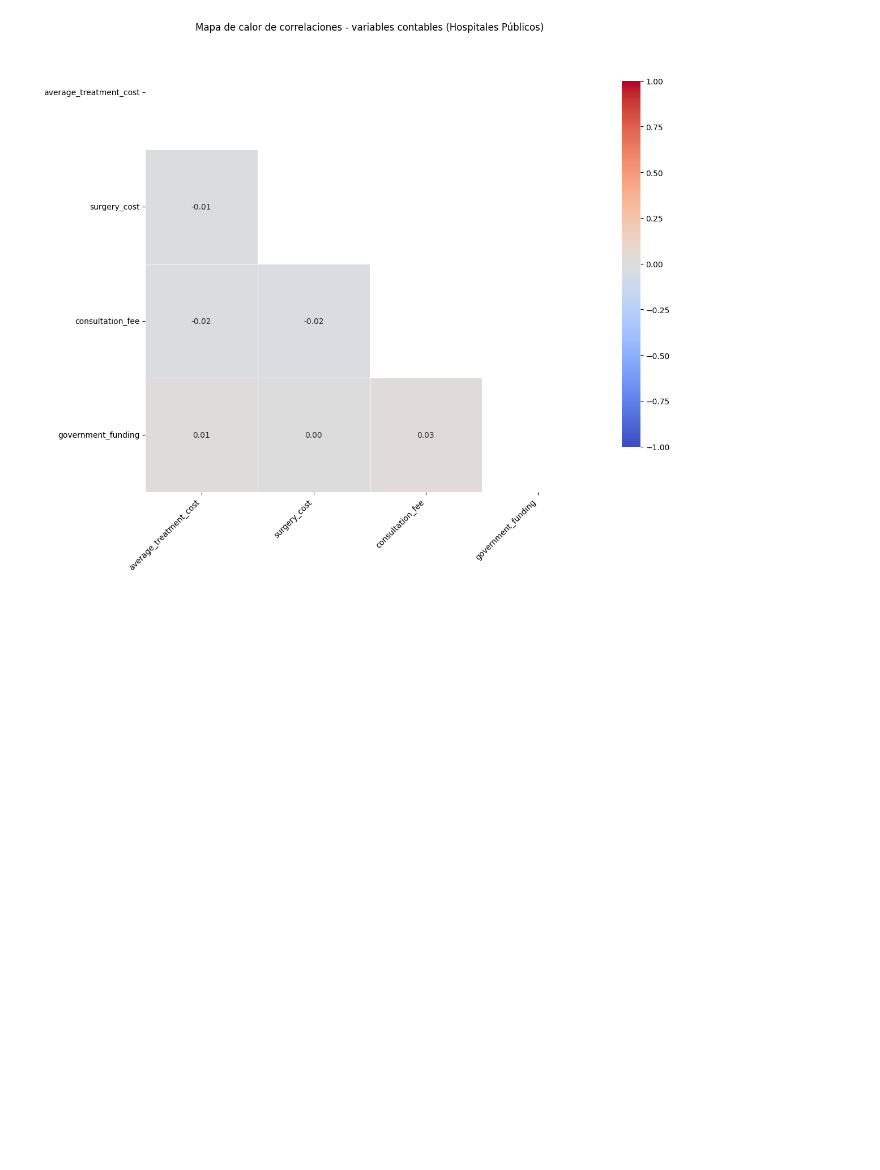
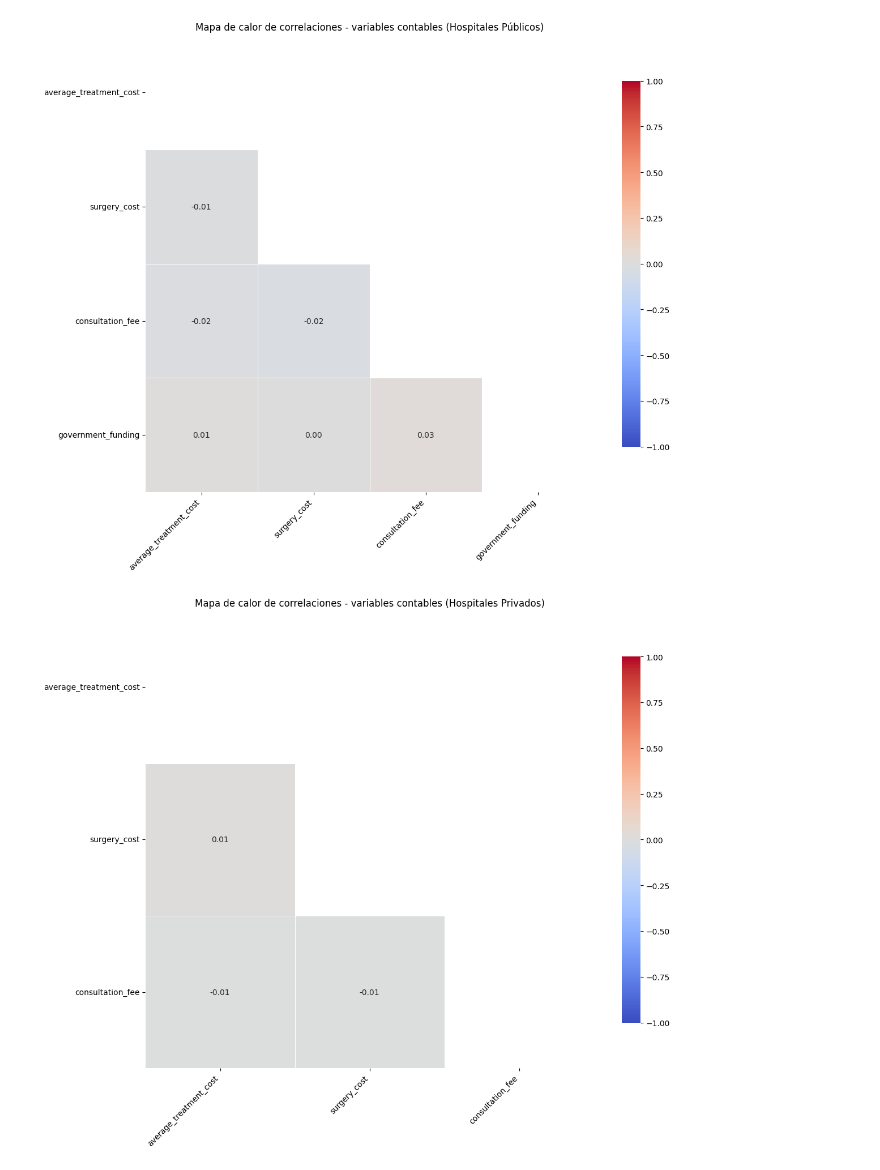
Before and after one commit to valentinarias-dtsc/hospital_performance_analysis, a Jupyter notebook: Notebooks/EDA2.ipynb, the cells around one changed output. Cells and saved outputs as stored; diff of their text form; code cells hidden in the pictures; blank space fills up the shorter version.

Commit message:
EDA2. + heatmap cost_vars en hospitales privados

```diff
--- a/Notebooks/EDA2.ipynb
+++ b/Notebooks/EDA2.ipynb
@@ -199,3 +199,36 @@ plt.tight_layout()
 plt.show()
 # %% [output]
 [figure]
+# %%
+# Correlation heatmap - variables de contabilidad
+# Hospitales privados
+privados = df[df['sector'] == 'Private']
+cost_cols = [
+    'average_treatment_cost',
+    'surgery_cost',
+    'consultation_fee'
+    ]
+
+corr_matrix = privados[cost_cols].corr(method='spearman')
+
+plt.figure(figsize=(12, 10))
+mask = np.triu(np.ones_like(corr_matrix, dtype=bool))
+
+sns.heatmap(
+    corr_matrix,
+    mask=mask,
+    fmt=".2f",
+    annot=True,
+    cmap="coolwarm",
+    linewidths=0.5,
+    cbar_kws={"shrink": 0.8},
+    vmin=-1, vmax=1
+)
+
+plt.title("Mapa de calor de correlaciones - variables contables (Hospitales Privados)")
+plt.xticks(rotation=45, ha="right")
+plt.yticks(rotation=0)
+plt.tight_layout()
+plt.show()
+# %% [output]
+[figure, added]
```
Also changed, not shown: parts of 1 cell of this notebook.
